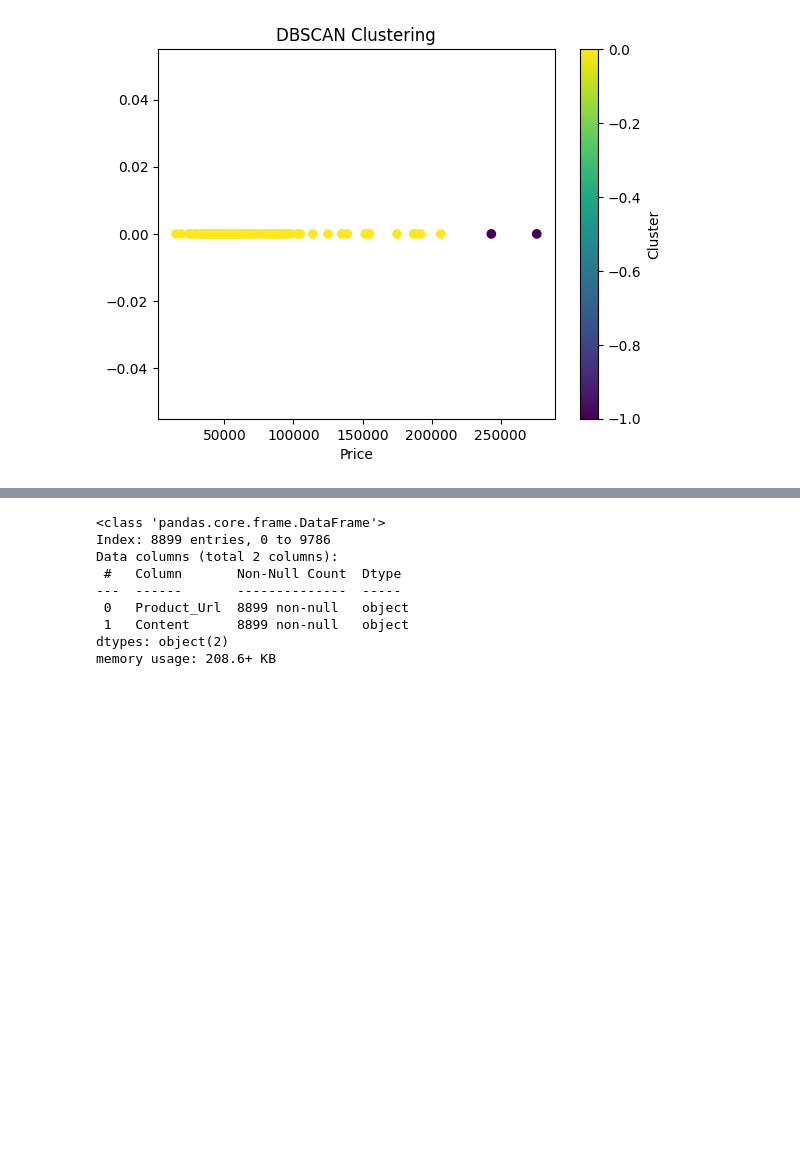
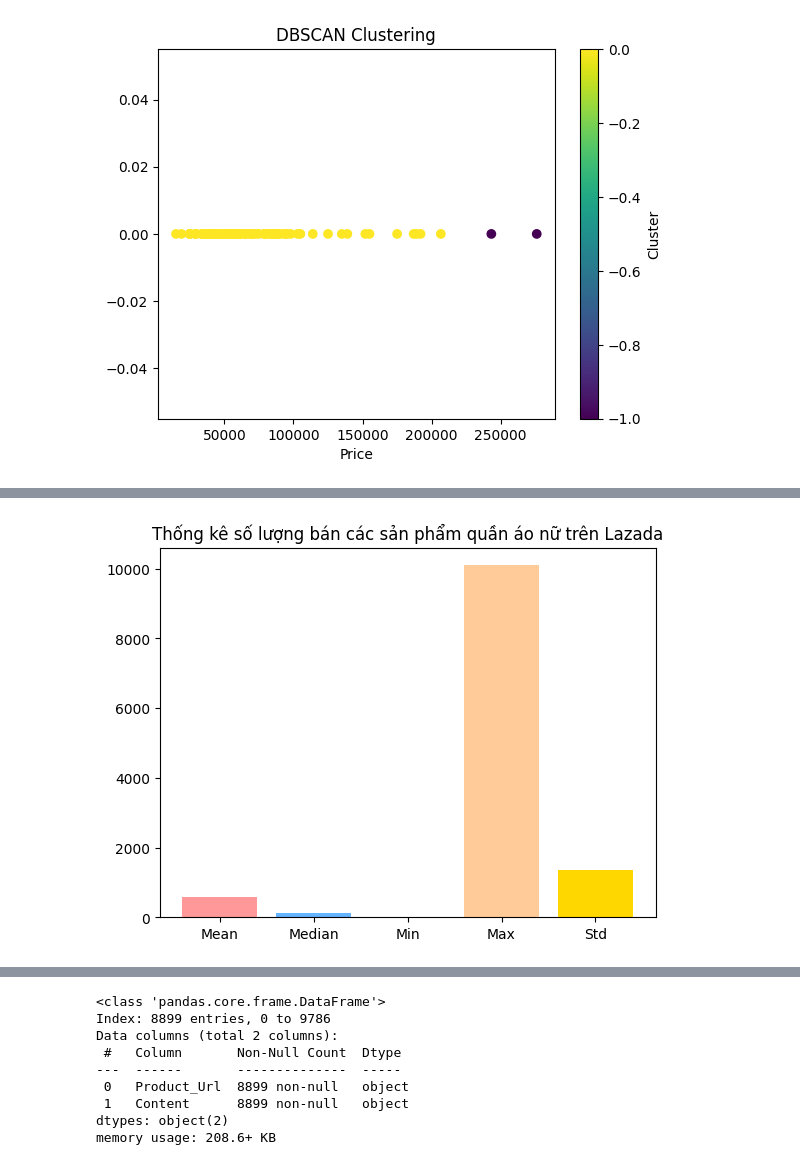
Before and after one commit to tathithienthanh/WomenFashionProductRecommendationSystem, a Jupyter notebook: Untitled.ipynb, the cells around one changed output, grey strips where cells are left out. Drawn from its saved outputs; the diff is of its cells as text; code cells hidden in the pictures; blank space fills up the shorter version.

```diff
--- a/Untitled.ipynb
+++ b/Untitled.ipynb
@@ -1134,0 +1214,15 @@ plt.show()
+# %%
+stats = {
+    'Mean': df_Laz_product['Sold'].mean(),
+    'Median': df_Laz_product['Sold'].median(),
+    'Min': df_Laz_product['Sold'].min(),
+    'Max': df_Laz_product['Sold'].max(),
+    'Std': df_Laz_product['Sold'].std()
+}
+
+colors = ['#FF9999', '#66B3FF', '#99FF99', '#FFCC99', '#FFD700']
+plt.bar(stats.keys(), stats.values(), color = colors)
+plt.title('Thống kê số lượng bán các sản phẩm quần áo nữ trên Lazada')
+plt.show()
+# %% [output]
+[figure, added]
```
Also changed, not shown: parts of 17 cells of this notebook, 1 other file.
